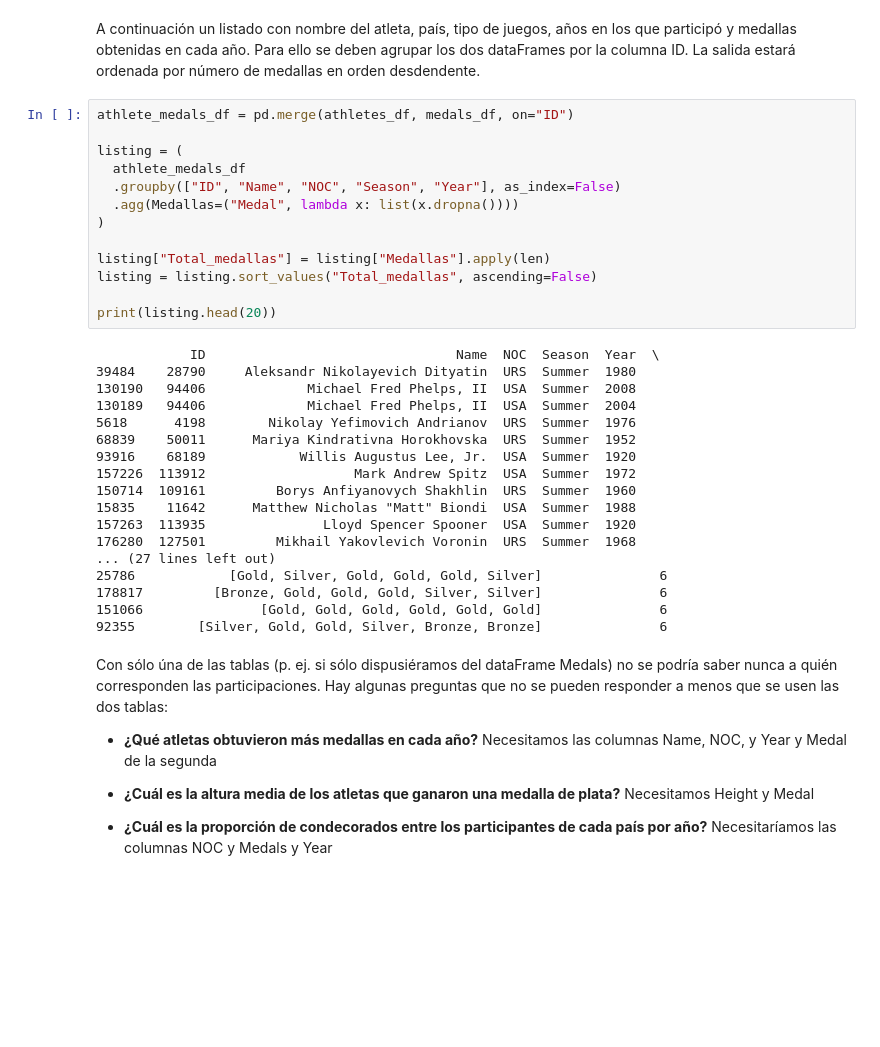
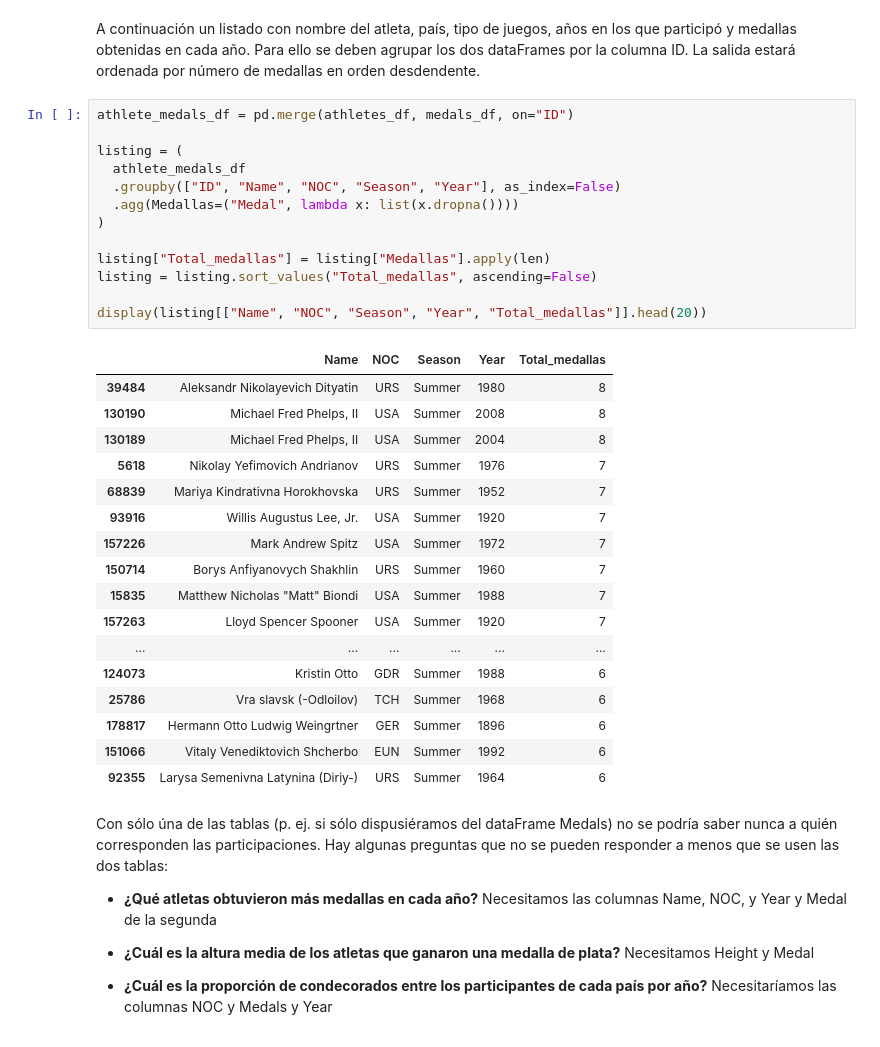
Before and after one commit to Yassin-Pellicer/UPV-GII, a Jupyter notebook: MIADA/PYTHON_PARA_CIENCIA_DE_DATOS/project/yassin-pellicer-project.ipynb, the cells around one changed output. Drawn from its saved outputs; the diff is of its cells as text; blank space fills up the shorter version.

```diff
--- a/MIADA/PYTHON_PARA_CIENCIA_DE_DATOS/project/yassin-pellicer-project.ipynb
+++ b/MIADA/PYTHON_PARA_CIENCIA_DE_DATOS/project/yassin-pellicer-project.ipynb
@@ -44,34 +45,34 @@ obtenidas en cada año. Para ello se deben agrupar los dos dataFrames por la col
 # %%
 athlete_medals_df = pd.merge(athletes_df, medals_df, on="ID")
 
 listing = (
   athlete_medals_df
   .groupby(["ID", "Name", "NOC", "Season", "Year"], as_index=False)
   .agg(Medallas=("Medal", lambda x: list(x.dropna())))
 )
 
 listing["Total_medallas"] = listing["Medallas"].apply(len)
 listing = listing.sort_values("Total_medallas", ascending=False)
 
-print(listing.head(20))
+display(listing[["Name", "NOC", "Season", "Year", "Total_medallas"]].head(20))
 # %% [output]
-            ID                                Name  NOC  Season  Year  \
-39484    28790     Aleksandr Nikolayevich Dityatin  URS  Summer  1980
-130190   94406             Michael Fred Phelps, II  USA  Summer  2008
-130189   94406             Michael Fred Phelps, II  USA  Summer  2004
-5618      4198        Nikolay Yefimovich Andrianov  URS  Summer  1976
-68839    50011      Mariya Kindrativna Horokhovska  URS  Summer  1952
-93916    68189            Willis Augustus Lee, Jr.  USA  Summer  1920
-157226  113912                   Mark Andrew Spitz  USA  Summer  1972
-150714  109161         Borys Anfiyanovych Shakhlin  URS  Summer  1960
-15835    11642      Matthew Nicholas "Matt" Biondi  USA  Summer  1988
-157263  113935               Lloyd Spencer Spooner  USA  Summer  1920
-176280  127501         Mikhail Yakovlevich Voronin  URS  Summer  1968
-... (27 lines left out)
-25786            [Gold, Silver, Gold, Gold, Gold, Silver]               6
-178817         [Bronze, Gold, Gold, Gold, Silver, Silver]               6
-151066               [Gold, Gold, Gold, Gold, Gold, Gold]               6
-92355        [Silver, Gold, Gold, Silver, Bronze, Bronze]               6
+|  | Name | NOC | Season | Year | Total_medallas |
+| 39484 | Aleksandr Nikolayevich Dityatin | URS | Summer | 1980 | 8 |
+| 130190 | Michael Fred Phelps, II | USA | Summer | 2008 | 8 |
+| 130189 | Michael Fred Phelps, II | USA | Summer | 2004 | 8 |
+| 5618 | Nikolay Yefimovich Andrianov | URS | Summer | 1976 | 7 |
+| 68839 | Mariya Kindrativna Horokhovska | URS | Summer | 1952 | 7 |
+| 93916 | Willis Augustus Lee, Jr. | USA | Summer | 1920 | 7 |
+| 157226 | Mark Andrew Spitz | USA | Summer | 1972 | 7 |
+| 150714 | Borys Anfiyanovych Shakhlin | URS | Summer | 1960 | 7 |
+| 15835 | Matthew Nicholas "Matt" Biondi | USA | Summer | 1988 | 7 |
+| 157263 | Lloyd Spencer Spooner | USA | Summer | 1920 | 7 |
+| ... | ... | ... | ... | ... | ... |
+| 124073 | Kristin Otto | GDR | Summer | 1988 | 6 |
+| 25786 | Vra slavsk (-Odloilov) | TCH | Summer | 1968 | 6 |
+| 178817 | Hermann Otto Ludwig Weingrtner | GER | Summer | 1896 | 6 |
+| 151066 | Vitaly Venediktovich Shcherbo | EUN | Summer | 1992 | 6 |
+| 92355 | Larysa Semenivna Latynina (Diriy-) | URS | Summer | 1964 | 6 |
 # %% [markdown]
 Con sólo úna de las tablas (p. ej. si sólo dispusiéramos del dataFrame Medals) no se podría saber nunca a quién corresponden las participaciones. Hay algunas preguntas que no se pueden responder a menos que se usen las dos tablas:
 
```
Also changed, not shown: parts of 23 cells of this notebook, 1 other file.
